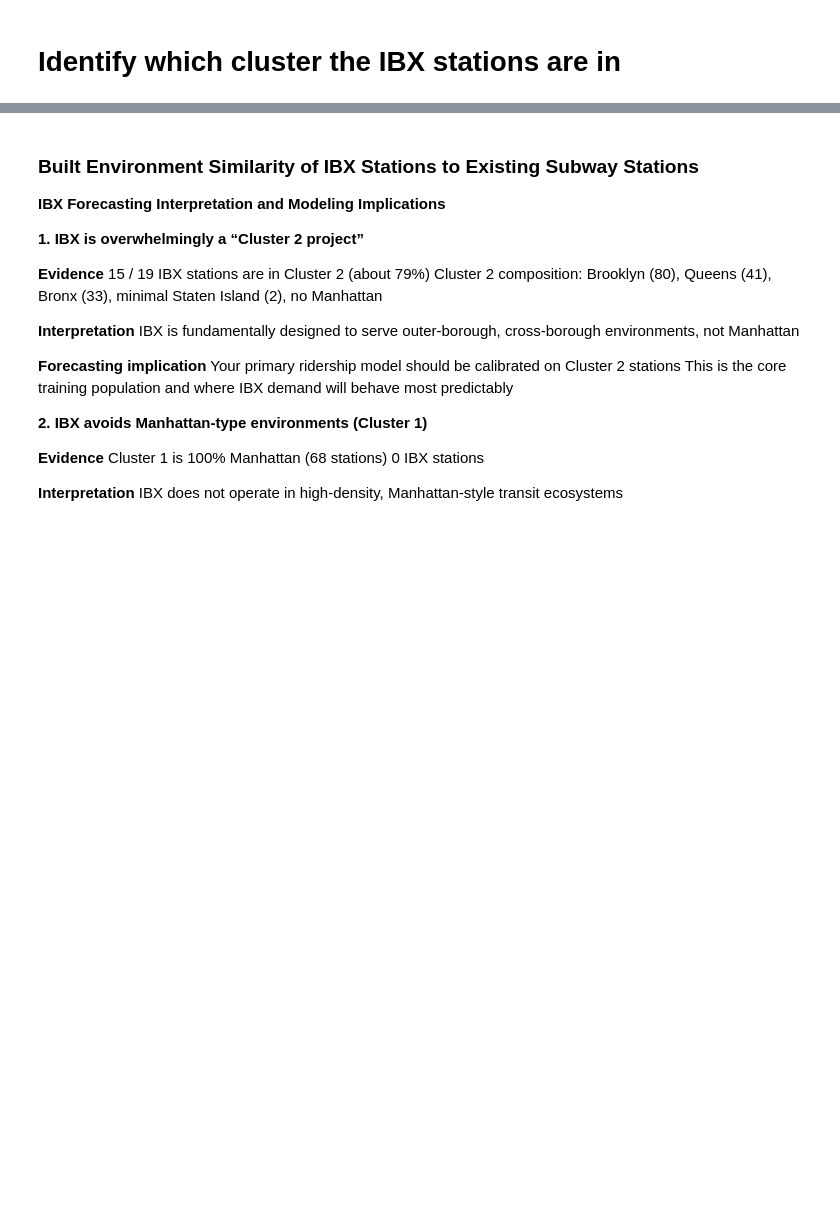
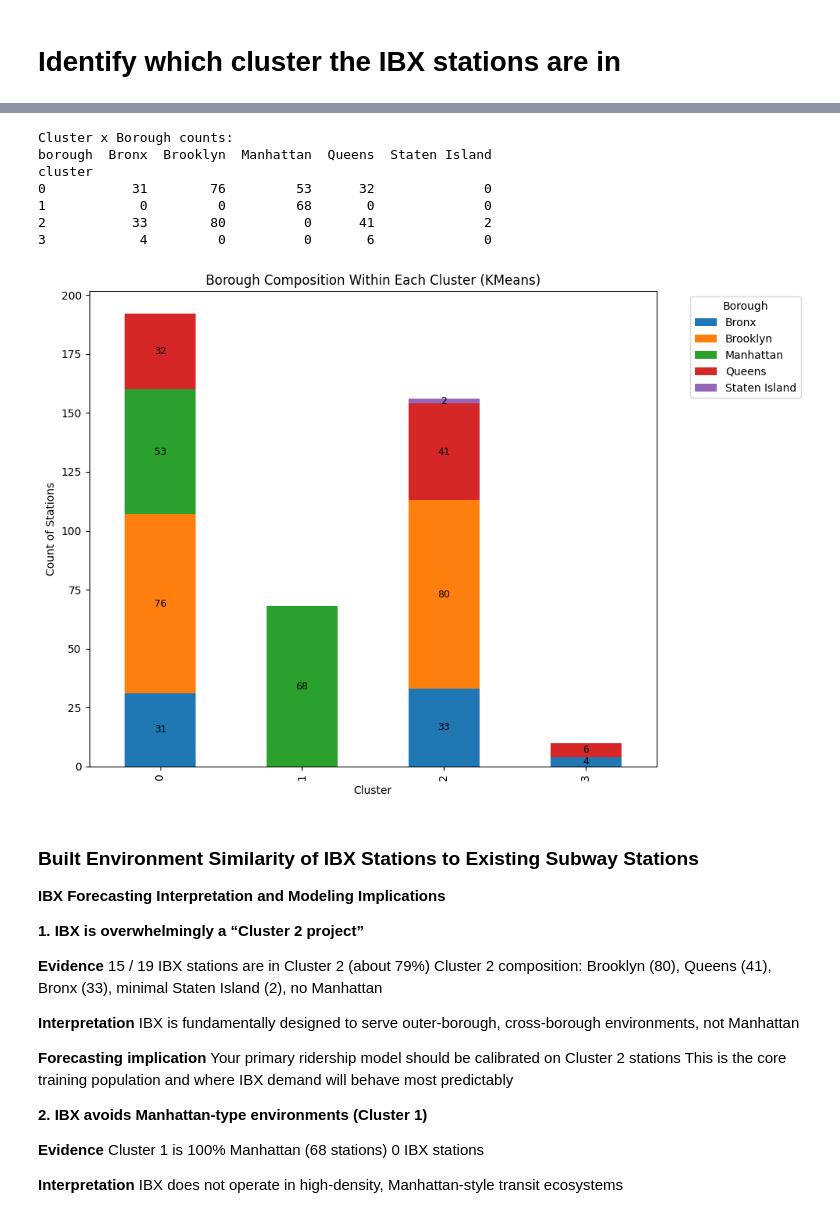
Before and after one commit to hawa1983/Capstone, a Jupyter notebook: ibx_capstone_v6.ipynb, the cells around one changed output, grey strips where cells are left out. Cells and saved outputs as stored; diff of their text form; code cells hidden in the pictures; blank space fills up the shorter version.

```diff
--- a/ibx_capstone_v6.ipynb
+++ b/ibx_capstone_v6.ipynb
@@ -8536,52 +8558,59 @@ import numpy as np
 
 # Count station complexes by cluster and borough
 cluster_borough_counts = (
-    station_detail
-    .groupby(["complex_cluster", "complex_borough"])
+    df_plot
+    .groupby(["cluster", "borough"])
     .size()
     .unstack(fill_value=0)
     .sort_index()
 )
 
 print("\nCluster x Borough counts:")
-display(cluster_borough_counts)
+print(cluster_borough_counts)
 
 # Plot
 ax = cluster_borough_counts.plot(
     kind="bar",
     stacked=True,
     figsize=(10, 7)
 )
 
 ax.set_xlabel("Cluster")
-ax.set_ylabel("Count of complex_borough")
+ax.set_ylabel("Count of Stations")
 ax.set_title("Borough Composition Within Each Cluster (KMeans)")
 ax.legend(title="Borough", bbox_to_anchor=(1.05, 1), loc="upper left")
 
-# ---------------------------------------------------------
-# Annotate centroid of each stack segment with the count
-# ---------------------------------------------------------
+# Annotate stacked bars
 for i, cluster in enumerate(cluster_borough_counts.index):
     cumulative_height = 0
 
     for borough in cluster_borough_counts.columns:
         count = cluster_borough_counts.loc[cluster, borough]
 
         if count > 0:
             y = cumulative_height + count / 2
             ax.text(
                 i,
                 y,
                 str(int(count)),
                 ha="center",
                 va="center",
                 fontsize=9
             )
 
         cumulative_height += count
 
 plt.tight_layout()
 plt.show()
+# %% [output]
+Cluster x Borough counts:
+borough  Bronx  Brooklyn  Manhattan  Queens  Staten Island
+cluster
+0           31        76         53      32              0
+1            0         0         68       0              0
+2           33        80          0      41              2
+3            4         0          0       6              0
+[figure, added]
 # %% [markdown]
 ### **Built Environment Similarity of IBX Stations to Existing Subway Stations**
 
```
Also changed, not shown: parts of 68 cells of this notebook.
